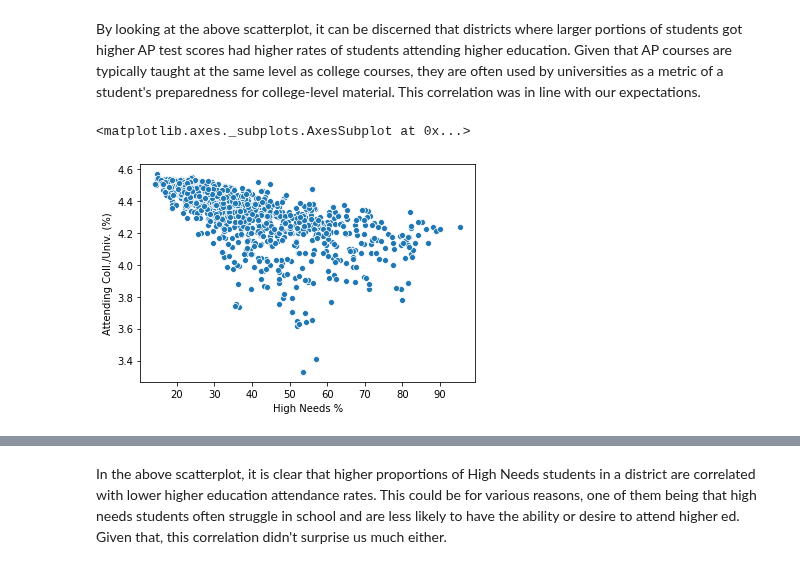
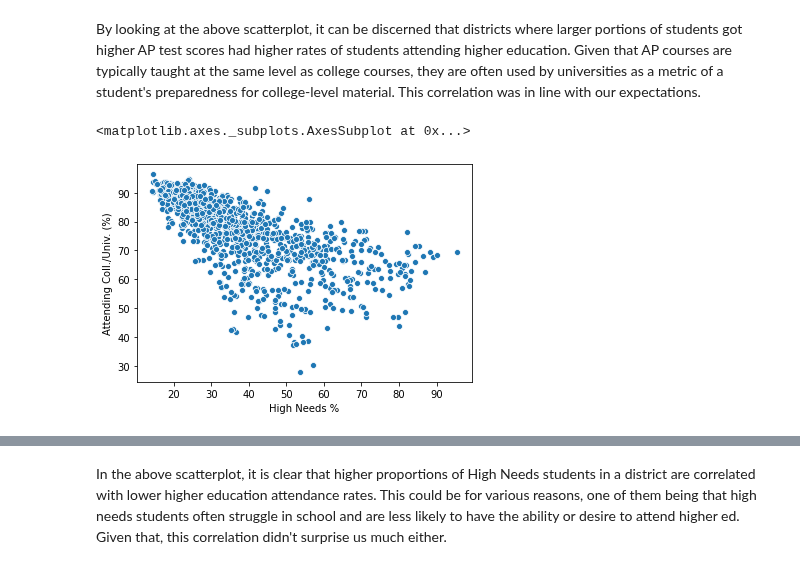
Before and after one commit to abbycarr/MA-education-machine-learning, a Jupyter notebook: DS3000_FP4_Section02_Group01.ipynb, the cells around one changed output, grey strips where cells are left out. Drawn from its saved outputs; the diff is of its cells as text; code cells hidden in the pictures.

Commit message:
Fixing visualizations and ML descript

```diff
--- a/DS3000_FP4_Section02_Group01.ipynb
+++ b/DS3000_FP4_Section02_Group01.ipynb
@@ -412,10 +418,10 @@ sns.scatterplot(data=df, x="% Score 3-5", y="Attending Coll./Univ. (%)")
 # %% [markdown]
 By looking at the above scatterplot, it can be discerned that districts where larger portions of students got higher AP test scores had higher rates of students attending higher education. Given that AP courses are typically taught at the same level as college courses, they are often used by universities as a metric of a student's preparedness for college-level material. This correlation was in line with our expectations.
 # %%
-sns.scatterplot(data=df, x="High Needs %", y="Attending Coll./Univ. (%)")
+sns.scatterplot(data=df_for_analysis, x="High Needs %", y="Attending Coll./Univ. (%)")
 # %% [output]
 <matplotlib.axes._subplots.AxesSubplot at 0x...>
-[figure, old version]
+[figure, new version]
 # %% [markdown]
 <img src="https://github.com/abbycarr/MA-education-machine-learning/raw/main/V2-2.png"/>
 # %% [markdown]
```
Also changed, not shown: parts of 9 cells of this notebook, 4 other files.
